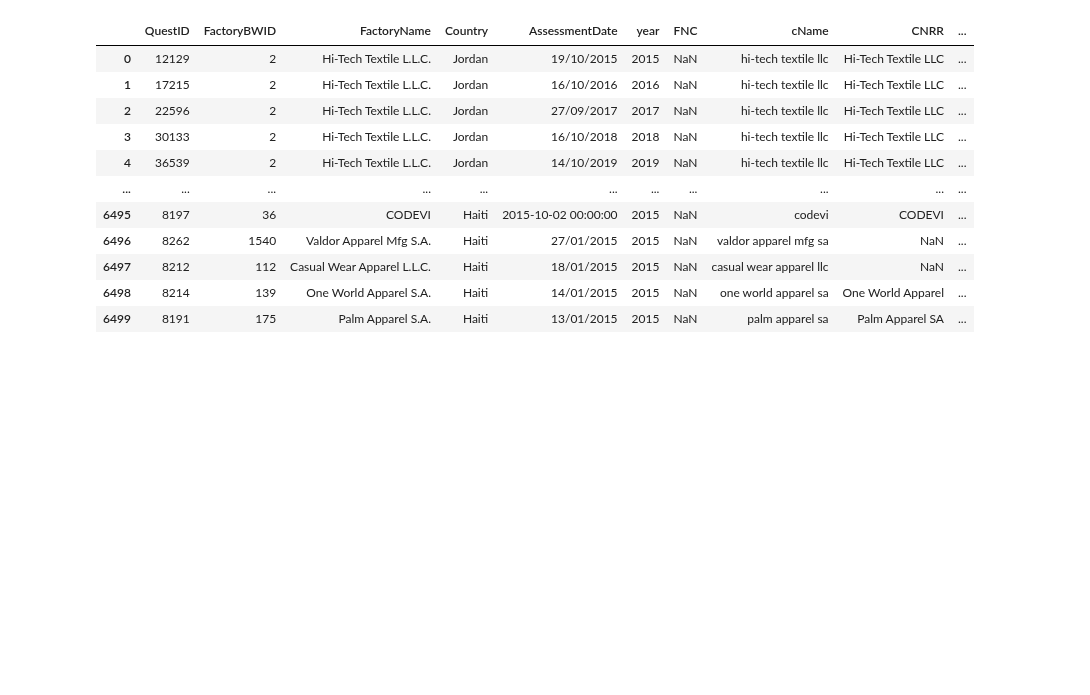
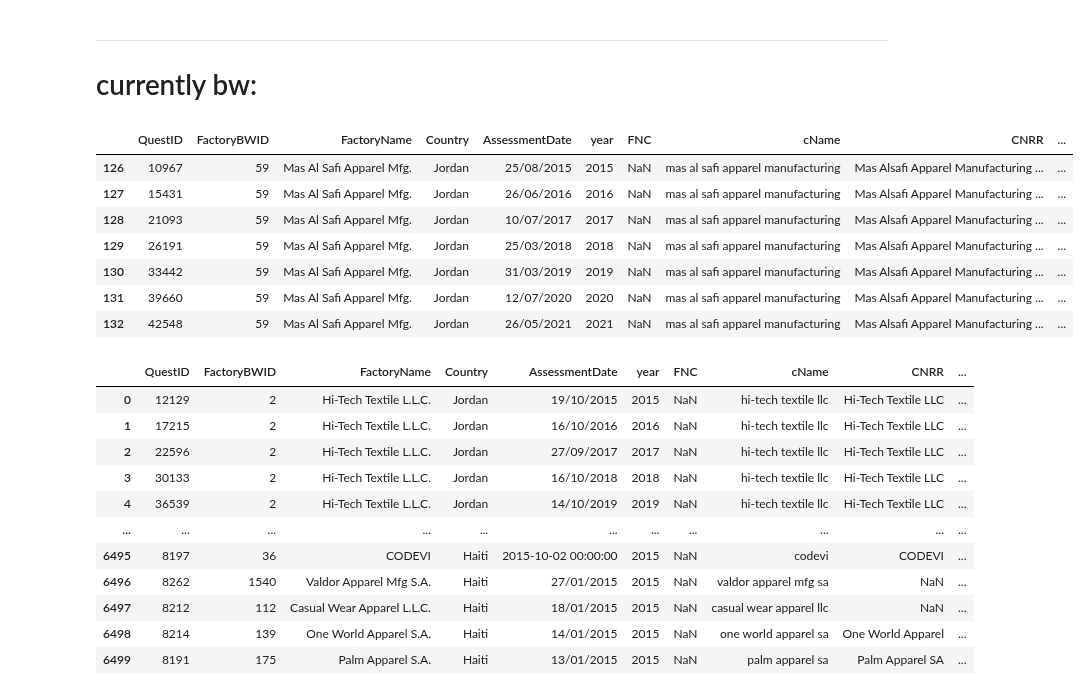
Before and after one commit to xolyn/labor_audit, a Jupyter notebook: LingyuZhou/w9/w9.ipynb, the cells around one changed output. Drawn from its saved outputs; the diff is of its cells as text; code cells hidden in the pictures; blank space fills up the shorter version.

```diff
--- a/LingyuZhou/w9/w9.ipynb
+++ b/LingyuZhou/w9/w9.ipynb
@@ -4,8 +4,9 @@ import numpy as np
 import json
 # %%
 bw=pd.read_csv('bw_w9.csv')
+bw['handcoded']=0
 ci=pd.read_csv('ci_w9.csv')
-match3=['fuma costume',
+match3=['fuma costume', # this match3 is all results in match3, for filtered, see m3.txt
  'alim',
  'i and j hcm',
  'j and d vinako',
@@ -146,3 +167,20 @@ for i in m3:
+# %% [markdown]
+---
+# currently bw:
+# %%
+bw.loc[bw.cName==bw.RRCleaned,'round']=1
+bw.loc[bw.cName.isin(match3),'round']=3
+# %%
+bw[bw.cName=="mas al safi apparel manufacturing"]
+# %% [output]
+|  | QuestID | FactoryBWID | FactoryName | Country | AssessmentDate | year | FNC | cName | CNRR | ... |
+| 126 | 10967 | 59 | Mas Al Safi Apparel Mfg. | Jordan | 25/08/2015 | 2015 | NaN | mas al safi apparel manufacturing | Mas Alsafi Apparel Manufacturing ... | ... |
+| 127 | 15431 | 59 | Mas Al Safi Apparel Mfg. | Jordan | 26/06/2016 | 2016 | NaN | mas al safi apparel manufacturing | Mas Alsafi Apparel Manufacturing ... | ... |
+| 128 | 21093 | 59 | Mas Al Safi Apparel Mfg. | Jordan | 10/07/2017 | 2017 | NaN | mas al safi apparel manufacturing | Mas Alsafi Apparel Manufacturing ... | ... |
+| 129 | 26191 | 59 | Mas Al Safi Apparel Mfg. | Jordan | 25/03/2018 | 2018 | NaN | mas al safi apparel manufacturing | Mas Alsafi Apparel Manufacturing ... | ... |
+| 130 | 33442 | 59 | Mas Al Safi Apparel Mfg. | Jordan | 31/03/2019 | 2019 | NaN | mas al safi apparel manufacturing | Mas Alsafi Apparel Manufacturing ... | ... |
+| 131 | 39660 | 59 | Mas Al Safi Apparel Mfg. | Jordan | 12/07/2020 | 2020 | NaN | mas al safi apparel manufacturing | Mas Alsafi Apparel Manufacturing ... | ... |
+| 132 | 42548 | 59 | Mas Al Safi Apparel Mfg. | Jordan | 26/05/2021 | 2021 | NaN | mas al safi apparel manufacturing | Mas Alsafi Apparel Manufacturing ... | ... |
 # %%
 bw
 # %% [output]
```
Also changed, not shown: parts of 10 cells of this notebook, 7 other files.
